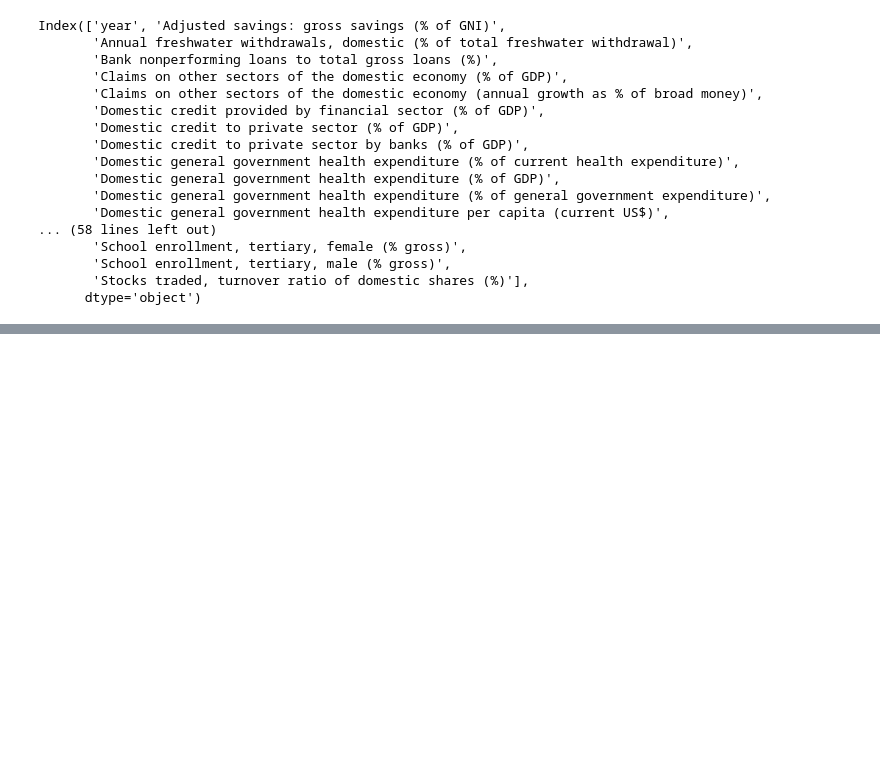
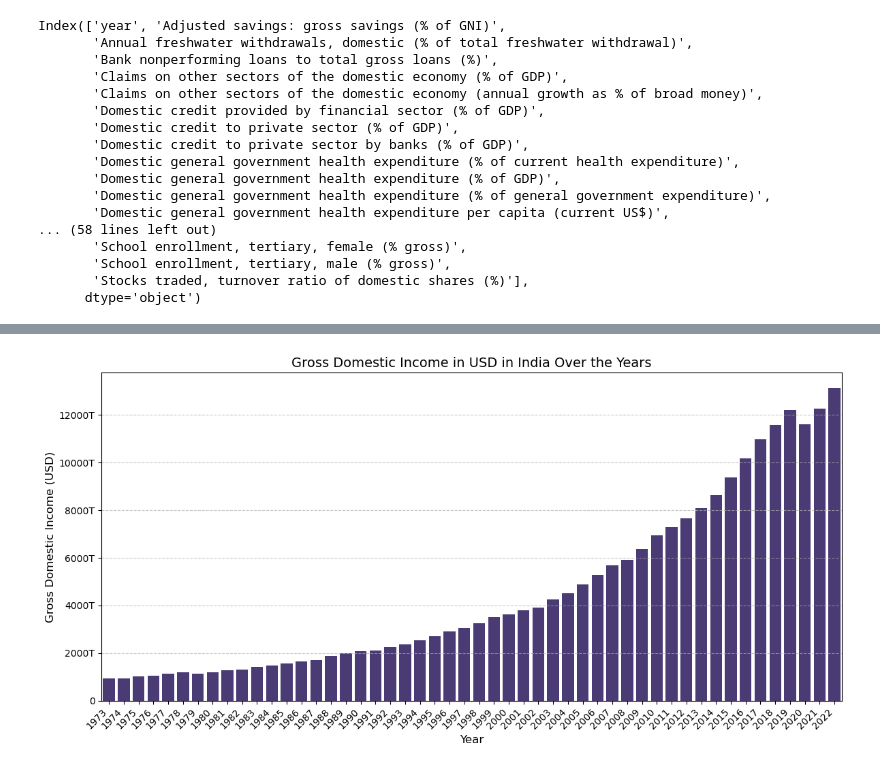
Before and after one commit to abhimanyus1997/economic-analysis, a Jupyter notebook: g20_analysis.ipynb, the cells around one changed output, grey strips where cells are left out. Cells and saved outputs as stored; diff of their text form; code cells hidden in the pictures; blank space fills up the shorter version.

```diff
--- a/g20_analysis.ipynb
+++ b/g20_analysis.ipynb
@@ -607,3 +570,51 @@ fig.update_layout(xaxis_title='Year', yaxis_title='GDP (constant LCU)')  # Updat
 fig.update_xaxes(type='category')  # Set the x-axis to type 'category' for years
 
 fig.show()
+# %%
+from matplotlib.ticker import FuncFormatter
+
+# Get the exchange rate from the user
+exchange_rate_inr_to_usd = 0.012
+
+# Convert Gross domestic income from INR to USD
+india_data['GDI_in_usd'] = india_data['Gross domestic income (constant LCU)'] / exchange_rate_inr_to_usd
+
+# Create a figure with appropriate size
+plt.figure(figsize=(12, 6))
+
+# Use a Seaborn built-in color palette for the bars
+sns.set_palette("viridis")
+
+# Plot the data
+ax = sns.barplot(x='year', y='GDI_in_usd', data=india_data, estimator=sum)
+
+# Customize the x-axis labels
+ax.set_xticklabels(ax.get_xticklabels(), rotation=45, horizontalalignment='right', fontsize=10)
+
+# Add grid lines
+ax.grid(axis='y', linestyle='--', alpha=0.7)
+
+# Set axis labels and title
+plt.xlabel("Year", fontsize=12)
+plt.ylabel("Gross Domestic Income (USD)", fontsize=12)
+plt.title("Gross Domestic Income in USD in India Over the Years", fontsize=14)
+
+# Define a custom formatter function to format y-axis labels in millions, billions, or trillions
+def millions_billions_trillions(value, _):
+    if value >= 1e12:
+        return f'{value / 1e12:.0f}T'
+    elif value >= 1e9:
+        return f'{value / 1e9:.0f}B'
+    elif value >= 1e6:
+        return f'{value / 1e6:.0f}M'
+    else:
+        return f'{value:.0f}'
+
+# Apply the custom formatter to the y-axis
+ax.yaxis.set_major_formatter(FuncFormatter(millions_billions_trillions))
+
+# Show the plot
+plt.tight_layout()
+plt.show()
+# %% [output]
+[figure, added]
```
Also changed, not shown: parts of 5 cells of this notebook, 1 other file.
